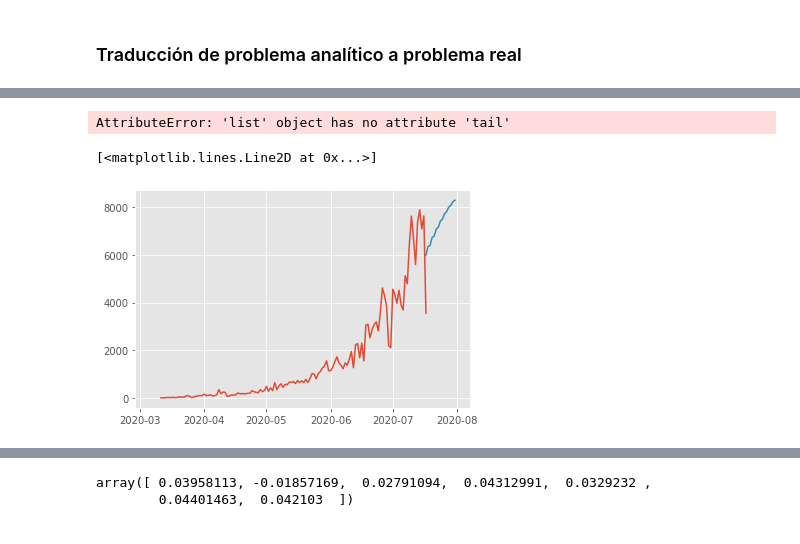
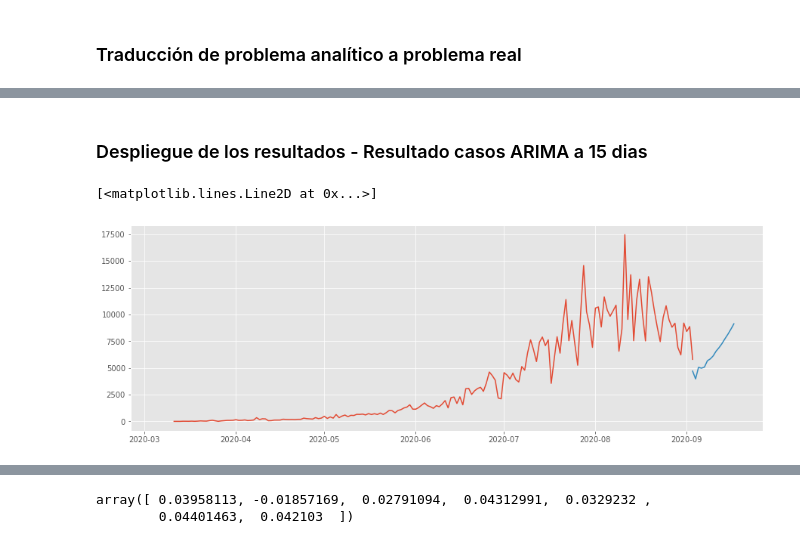
Before and after one commit to AP-2020-1S/covid-19-analiticapedictiva_ajsg, a Jupyter notebook: Entrega Analitica Predictiva.ipynb, the cells around one changed output, grey strips where cells are left out. Cells and saved outputs as stored; diff of their text form; code cells hidden in the pictures.

```diff
--- a/Entrega Analitica Predictiva.ipynb
+++ b/Entrega Analitica Predictiva.ipynb
@@ -341,0 +380,4 @@ TypeError: list indices must be integers or slices, not str
+# %%
+last_real_val_casos_col = df_norm_col.tail(1)['c_caso'].values[0]
+last_real_val_rec_col = df_norm_col.tail(1)['c_recuperado'].values[0]
+last_real_val_fall_col = df_norm_col.tail(1)['c_fallecido'].values[0]
@@ -342,8 +404,4 @@ TypeError: list indices must be integers or slices, not str
 # %%
-last_real_val_casos_med = response_med.tail(1)['c_caso'].values[0]
-last_real_val_rec_med = response_med.tail(1)['c_recuperado'].values[0]
-last_real_val_fall_med = response_med.tail(1)['c_fallecido'].values[0]
-
 response_med[0]['corto_plazo_translate'] = translate_prediction(last_real_val_casos_col, response_med[0]['pronostico_corto_casos'])
 response_med[1]['corto_plazo_translate'] = translate_prediction(last_real_val_rec_col, response_med[1]['pronostico_corto_recuperados'])
 response_med[2]['corto_plazo_translate'] = translate_prediction(last_real_val_fall_col, response_med[2]['pronostico_corto_fallecidos'])
@@ -351,5 +409,5 @@ response_med[2]['corto_plazo_translate'] = translate_prediction(last_real_val_fa
 response_med[0]['largo_plazo_translate'] = translate_prediction(last_real_val_casos_col, response_med[0]['pronostico_largo_casos'])
 response_med[1]['largo_plazo_translate'] = translate_prediction(last_real_val_rec_col, response_med[1]['pronostico_largo_recuperados'])
 response_med[2]['largo_plazo_translate'] = translate_prediction(last_real_val_fall_col, response_med[2]['pronostico_largo_fallecidos'])
-# %% [output]
-AttributeError: 'list' object has no attribute 'tail'
+# %% [markdown]
+### Despliegue de los resultados - Resultado casos ARIMA a 15 dias
@@ -356,13 +416,12 @@ AttributeError: 'list' object has no attribute 'tail'
 # %%
-df_full.drop(df_full.tail(2).index, inplace=True)
-
 real_series = pd.Series(df_full['c_caso'].values, index=df_full['fecha'])
+plt.figure(figsize=(15, 5))
 plt.plot(real_series)
 
 n_periods = 15
 index_of_fc = pd.date_range(real_series.index[-1], periods = n_periods, freq='D')
-fitted_series = pd.Series(translate_prediction(last_real_val_casos_col, response_med[0]['pronostico_largo_casos']), index=index_of_fc)
+fitted_series = pd.Series(translate_prediction(last_real_val_casos_col, response_col[0]['pronostico_largo_casos']), index=index_of_fc)
 plt.plot(fitted_series)
 # %% [output]
 [<matplotlib.lines.Line2D at 0x...>]
-[figure, old version]
+[figure, new version]
```
Also changed, not shown: parts of 20 cells of this notebook.
